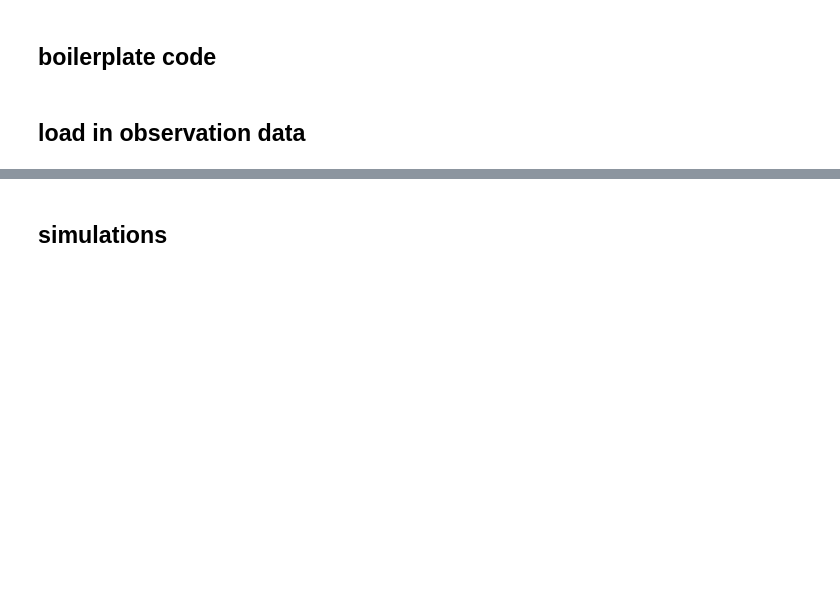
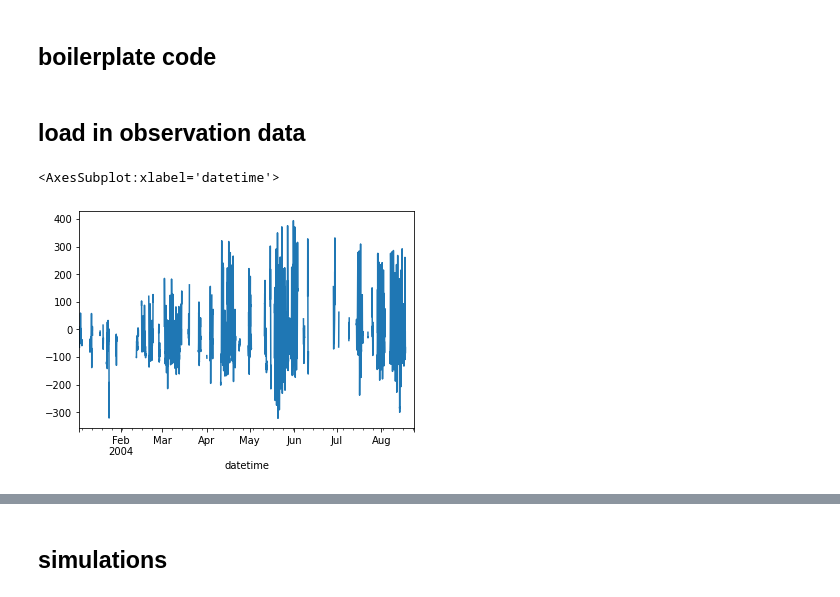
Before and after one commit to gusbacos/SUEWS_DB_Typology_test, a Jupyter notebook: code/test-torgg.ipynb, the cells around one changed output, grey strips where cells are left out. Saved outputs shown, nothing was run; the diff lists cells and outputs as text; code cells hidden in the pictures; blank space fills up the shorter version.

Commit message:
Comparison Canyon GBG

```diff
--- a/code/test-torgg.ipynb
+++ b/code/test-torgg.ipynb
@@ -8,4 +8,18 @@ from pathlib import Path
 p_dir_input = Path("../data/canyon_gbg")
 # %% [markdown]
 ## load in observation data
+# %%
+# load in observation data (excel)
+p_obs = p_dir_input / "GbgTorgg_canyon_QSresid_timecorrected.xlsx"
+df_obs_raw = pd.read_excel(p_obs, na_values='NaN')
+df_obs=df_obs_raw.copy()
+#df_obs["datetime"]=df_obs["new datetime"]
+df_obs["datetime"] = pd.to_datetime(df_obs["new datetime"]).dt.round('30T')
+df_obs.set_index("datetime", inplace=True)
+df_obs.drop(columns=["new datetime", "dectime", "yyy", "dd", "hdec", "hh", "mm"], inplace=True)
+ser_qg = df_obs.dryQSresid.rename("QG_obs")
+ser_qg.plot()
+# %% [output]
+<AxesSubplot:xlabel='datetime'>
+[figure, added]
 # %%
```
Also changed, not shown: parts of 6 cells of this notebook, 1 other file.
